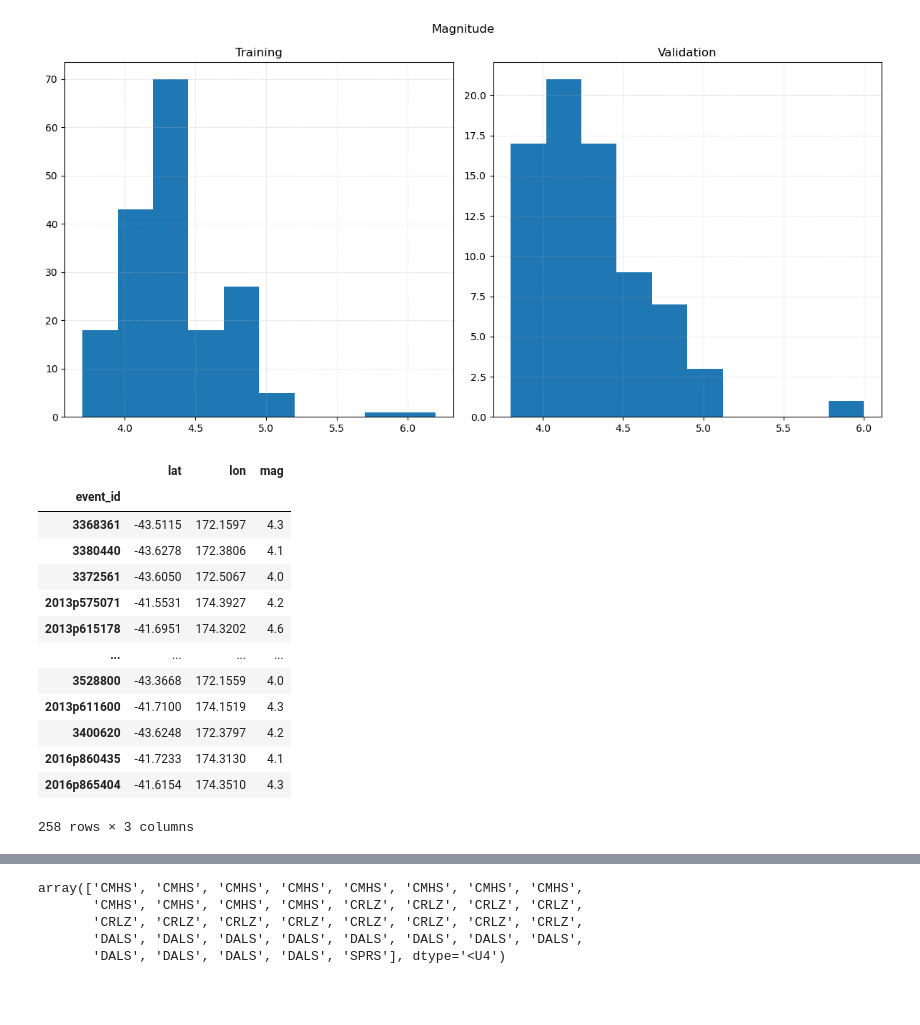
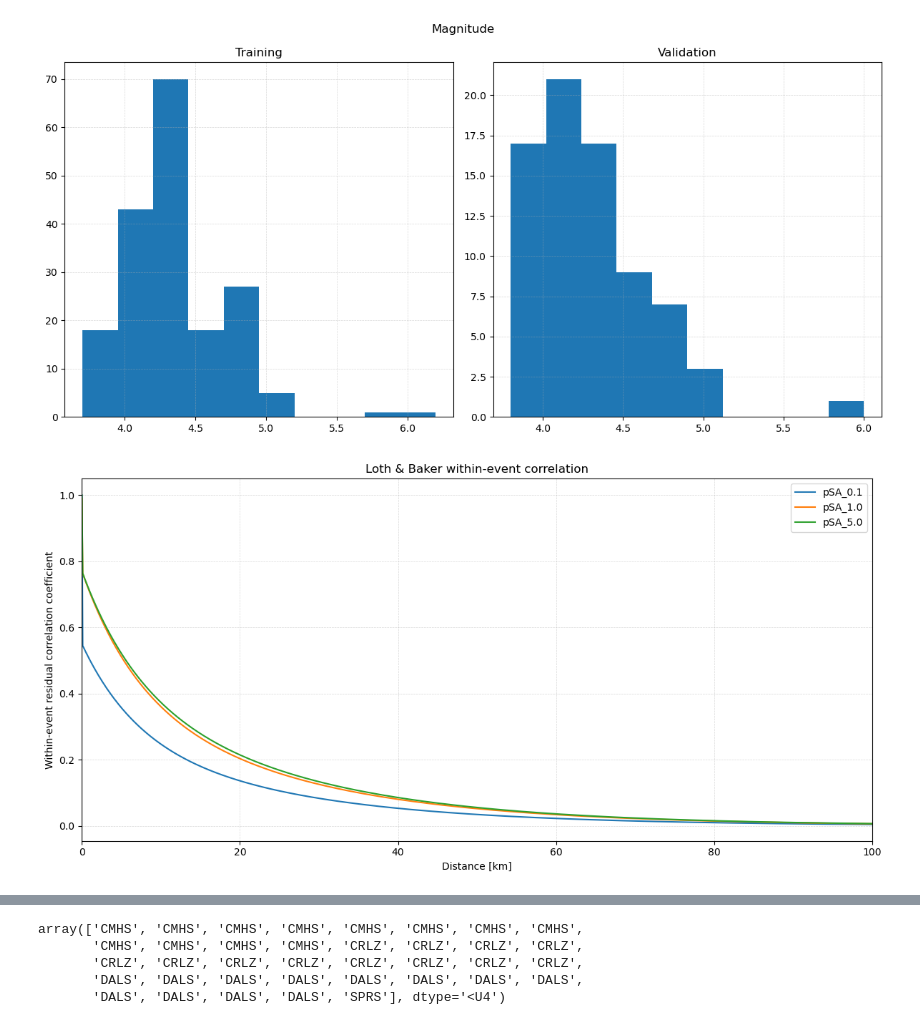
Before and after one commit to claudio525/post_event_gm_gnn, a Jupyter notebook: sim_ranking/explore/explore_scenarios.ipynb, the cells around one changed output, grey strips where cells are left out. Saved outputs shown, nothing was run; the diff lists cells and outputs as text; code cells hidden in the pictures; blank space fills up the shorter version.

```diff
--- a/sim_ranking/explore/explore_scenarios.ipynb
+++ b/sim_ranking/explore/explore_scenarios.ipynb
@@ -248,20 +248,22 @@ fig.tight_layout()
 # %% [output]
 [figure]
 # %%
-event_df
+dist_vals = np.linspace(0, 100, 1000)
+ims = ["pSA_0.1", "pSA_1.0", "pSA_5.0"]
+
+fig = plt.figure(figsize=(12, 6))
+
+for cur_im in ims:
+    corr_vals = sha.loth_baker_corr_model.get_correlations(cur_im, cur_im, dist_vals)
+    plt.plot(dist_vals, corr_vals, label=cur_im)
+
+plt.title(f"Loth & Baker within-event correlation")
+plt.xlabel(f"Distance [km]")
+plt.ylabel(f"Within-event residual correlation coefficient")
+plt.grid(linewidth=0.5, alpha=0.5, linestyle="--")
+plt.legend()
+plt.xlim(0, 100)
+plt.tight_layout()
 # %% [output]
-|  | lat | lon | mag |
-| event_id |  |  |  |
-| 3368361 | -43.5115 | 172.1597 | 4.3 |
-| 3380440 | -43.6278 | 172.3806 | 4.1 |
-| 3372561 | -43.6050 | 172.5067 | 4.0 |
-| 2013p575071 | -41.5531 | 174.3927 | 4.2 |
-| 2013p615178 | -41.6951 | 174.3202 | 4.6 |
-| ... | ... | ... | ... |
-| 3528800 | -43.3668 | 172.1559 | 4.0 |
-| 2013p611600 | -41.7100 | 174.1519 | 4.3 |
-| 3400620 | -43.6248 | 172.3797 | 4.2 |
-| 2016p860435 | -41.7233 | 174.3130 | 4.1 |
-| 2016p865404 | -41.6154 | 174.3510 | 4.3 |
-258 rows × 3 columns
+[figure, added]
 # %%
```
Also changed, not shown: parts of 3 cells of this notebook, 9 other files.
